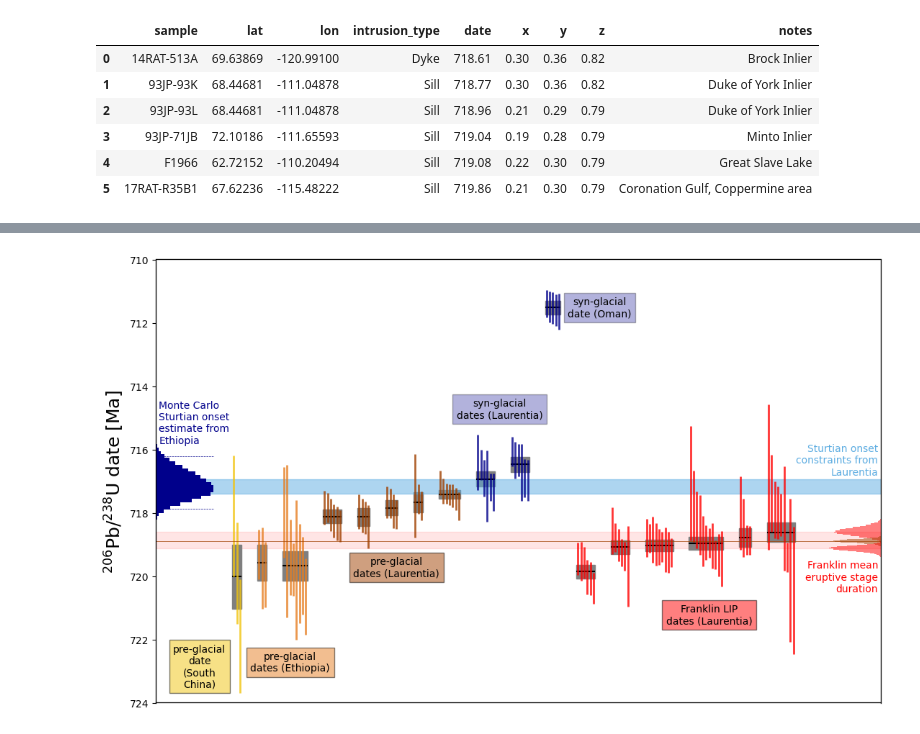
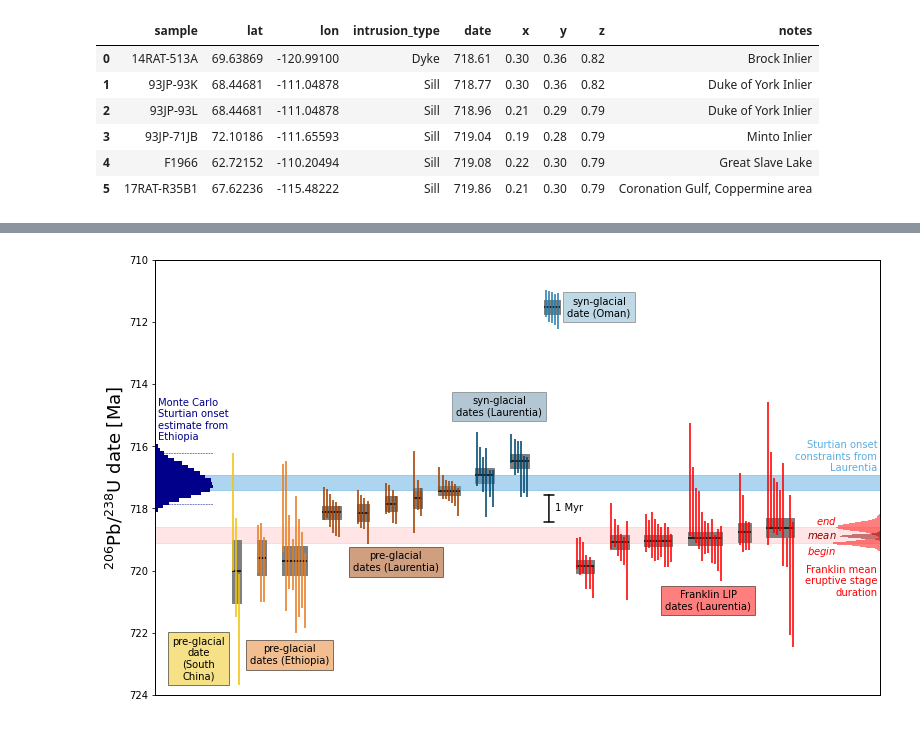
Before and after one commit to Swanson-Hysell/Franklin_LIP, a Jupyter notebook: code/Sturtian_Franklin_Dates.ipynb, the cells around one changed output, grey strips where cells are left out. Drawn from its saved outputs; the diff is of its cells as text; code cells hidden in the pictures.

Commit message:
update style of date bar plot and add annotations

```diff
--- a/code/Sturtian_Franklin_Dates.ipynb
+++ b/code/Sturtian_Franklin_Dates.ipynb
@@ -451,7 +452,7 @@ _93JP_71JB_mean_date, _93JP_71JB_2sigma = weighted_mean_from_df(_93JP_71JB)
 
 _93JP_71JB_mean = dict(mean=_93JP_71JB_mean_date,
                     two_sigma=_93JP_71JB_2sigma,
-                    color='red',
+                    color=Franklin_color,
                     label='93JP_71JB (Franklin)')
 # %% [output]
 The weighted mean is:
@@ -465,7 +466,7 @@ _93JP_93L_mean_date, _93JP_93L_2sigma = weighted_mean_from_df(_93JP_93L)
 
 _93JP_93L_mean = dict(mean=_93JP_93L_mean_date,
                     two_sigma=_93JP_93L_2sigma,
-                    color='red',
+                    color=Franklin_color,
                     label='93JP_93L (Franklin)')
 # %% [output]
 The weighted mean is:
@@ -479,7 +480,7 @@ _93JP_93K_mean_date, _93JP_93K_2sigma = weighted_mean_from_df(_93JP_93K)
 
 _93JP_93K_mean = dict(mean=_93JP_93K_mean_date,
                     two_sigma=_93JP_93K_2sigma,
-                    color='red',
+                    color=Franklin_color,
                     label='93JP_71JB (Franklin)')
 # %% [output]
 The weighted mean is:
@@ -493,7 +494,7 @@ _14RAT_513A_mean_date, _14RAT_513A_2sigma = weighted_mean_from_df(_14RAT_513A)
 
 _14RAT_513A_mean = dict(mean=_14RAT_513A_mean_date,
                     two_sigma=_14RAT_513A_2sigma,
-                    color='red',
+                    color=Franklin_color,
                     label='14RAT_513A (Franklin)')
 # %% [output]
 The weighted mean is:
@@ -670,8 +671,7 @@ all_dates_dicts = [Lan2020_mean,
                    _93JP_71JB_mean,
                    _93JP_93L_mean,
                    _93JP_93K_mean,
-                   _14RAT_513A_mean
-                   ]
+                   _14RAT_513A_mean]
 
 zircon_means, zircon_2sigmas, \
 include = extract_df_lists(all_dates_dfs)
@@ -709,45 +709,53 @@ rectangle = matplotlib.patches.Rectangle((xlim[0], franklin_lower_bound),\
                                          (xlim[1]-xlim[0]), franklin_upper_bound-franklin_lower_bound, color='red', alpha=0.1,zorder=-1000)
 
 ax.add_patch(rectangle)
-ax.axhline(np.median(resampled_mean_dates), color=Laurentia_pre_glacial_color, lw=0.5)
+#ax.axhline(np.median(resampled_mean_dates), color=Laurentia_pre_glacial_color, lw=0.5)
 
 # MC results
 twinax = ax.twiny()
 twinax.hist(MC_results, bins=30, histtype='stepfilled', orientation='horizontal', color='darkblue')
 ax.axhline(MC_97_5,xmin=0,xmax=.08, color='darkblue', lw=0.5, ls='--')
 twinax.axhline(MC_2_5,xmin=0,xmax=.08,color='darkblue', lw=0.5, ls='--')
 twinax.set_xlim(0,120000)
 twinax.set_xticks([])
 twinax.set_ylim(ylim)
 
 twinax2 = ax.twiny()
 twinax2.hist(resampled_min_dates, bins=30, histtype='stepfilled',  orientation='horizontal', alpha=0.5,
          label='resampled minimum dates',color='red')
 hist_values = twinax2.hist(resampled_mean_dates, bins=30, histtype='stepfilled',  orientation='horizontal', alpha=0.5,
-         label='resampled mean dates',color=Laurentia_pre_glacial_color)
+         label='resampled mean dates',color='darkred')
 twinax2.hist(resampled_max_dates, bins=30, histtype='stepfilled',  orientation='horizontal', alpha=0.5,
          label='resampled maximum dates',color='red')
-twinax2.set_xlim(0,np.max(hist_values[0])*15)
+twinax2.set_xlim(0,np.max(hist_values[0])*18)
 twinax2.invert_xaxis()
 twinax2.set_xticks([])
 twinax.set_ylim(ylim)
 
 ax.text(-8,723.5,'pre-glacial\ndate\n(South\nChina)',horizontalalignment='center',bbox=dict(facecolor=South_China_color, alpha=0.5))
 ax.text(21,723,'pre-glacial\ndates (Ethiopia)',horizontalalignment='center',bbox=dict(facecolor=Ethiopia_color, alpha=0.5))
 ax.text(55,720,'pre-glacial\ndates (Laurentia)',horizontalalignment='center',bbox=dict(facecolor=Laurentia_pre_glacial_color, alpha=0.5))
-ax.text(88,715,'syn-glacial\ndates (Laurentia)',horizontalalignment='center',bbox=dict(facecolor='darkblue', alpha=0.3))
-ax.text(120,711.8,'syn-glacial\ndate (Oman)',horizontalalignment='center',bbox=dict(facecolor='darkblue', alpha=0.3))
-ax.text(155,721.5,'Franklin LIP\ndates (Laurentia)',horizontalalignment='center',bbox=dict(facecolor='red', alpha=0.5))
+ax.text(88,715,'syn-glacial\ndates (Laurentia)',horizontalalignment='center',bbox=dict(facecolor=Laurentia_syn_glacial_color, alpha=0.3))
+ax.text(120,711.8,'syn-glacial\ndate (Oman)',horizontalalignment='center',bbox=dict(facecolor=Oman_syn_glacial_color, alpha=0.3))
+ax.text(155,721.25,'Franklin LIP\ndates (Laurentia)',horizontalalignment='center',bbox=dict(facecolor=Franklin_color, alpha=0.5))
 ax.text(xlim[0]+1,715.8,'Monte Carlo\nSturtian onset\nestimate from\nEthiopia',color='darkblue',horizontalalignment='left')
 ax.text(xlim[1]-1,716.8,'Sturtian onset\nconstraints from\nLaurentia',color='#5DADE2',horizontalalignment='right')
-ax.text(xlim[1]-1,719.5,'Franklin mean\neruptive stage\nduration',color='red',horizontalalignment='right',verticalalignment='top')
 
+ax.text(xlim[1]-14,np.median(resampled_mean_dates)-0.5,'$\it{end}$',color=Franklin_color,horizontalalignment='right',verticalalignment='center')
+ax.text(xlim[1]-14,np.median(resampled_mean_dates),'$\it{mean}$',color='darkred',horizontalalignment='right',verticalalignment='center')
+ax.text(xlim[1]-14,np.median(resampled_mean_dates)+0.5,'$\it{begin}$',color=Franklin_color,horizontalalignment='right',verticalalignment='center')
 
-#plt.savefig('../Manuscript/Figures/Zircons_MC_v1.pdf')
+ax.text(xlim[1]-1,719.8,'Franklin mean\neruptive stage\nduration',color=Franklin_color,horizontalalignment='right',verticalalignment='top')
+
+line_bottom = franklin_lower_bound - 0.1
+ax.annotate("", xy=(104, line_bottom), xycoords='data', xytext=(104, line_bottom-1),arrowprops=dict(arrowstyle="|-|,widthA=0.5, angleA=0, widthB=0.5, angleB=0",linewidth=1.5))
+ax.text(106,line_bottom-0.5,
+        '1 Myr',color='black',horizontalalignment='left',verticalalignment='center')
+
 plt.savefig('./code_output/dates.pdf')
 plt.show(fig)
 # %% [output]
-[figure, old version]
+[figure, new version]
 # %%
 plt.figure(figsize=(13,4))
 
```
Also changed, not shown: parts of 20 cells of this notebook, 4 other files.
